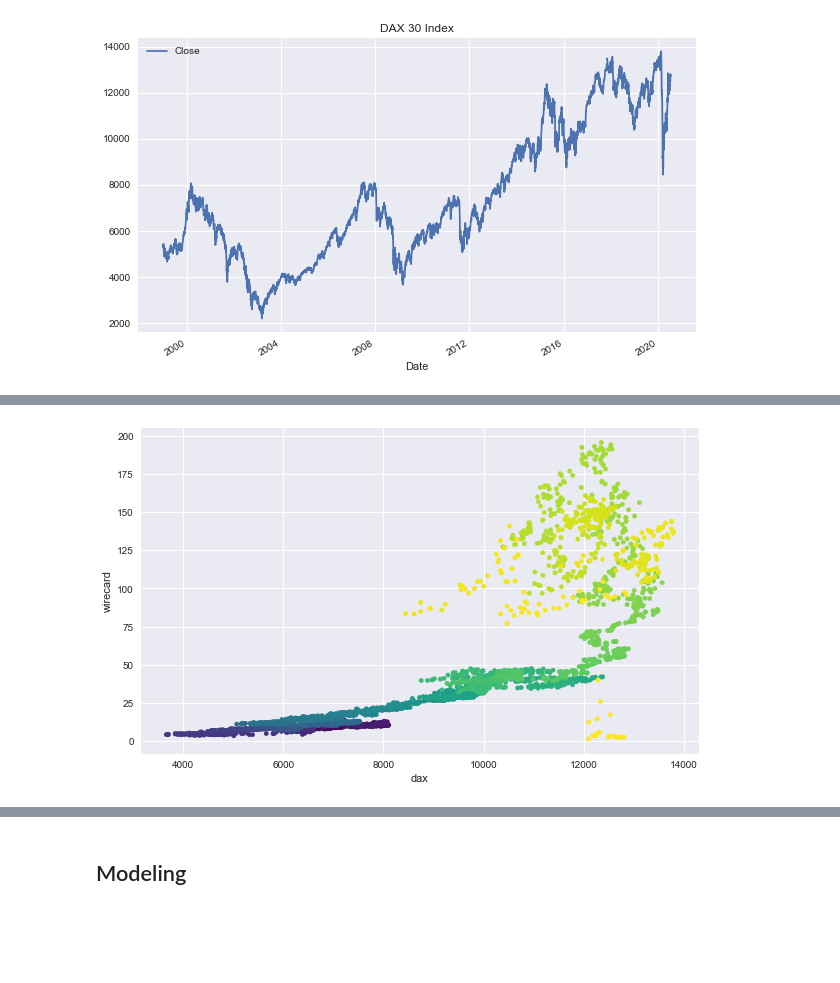
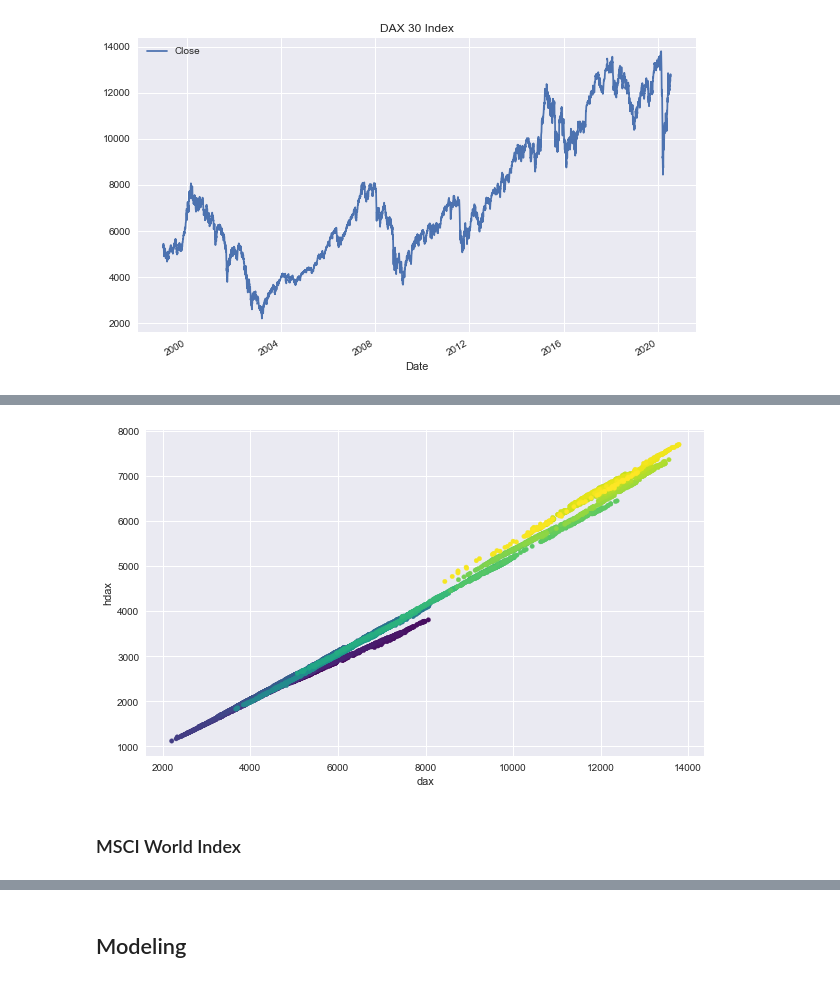
Before and after one commit to kaymal/ML-advanced, a Jupyter notebook: Time Series - ML.ipynb, the cells around one changed output, grey strips where cells are left out. Drawn from its saved outputs; the diff is of its cells as text; code cells hidden in the pictures; blank space fills up the shorter version.

```diff
--- a/Time Series - ML.ipynb
+++ b/Time Series - ML.ipynb
@@ -82,7 +82,7 @@ memory usage: 189.3+ KB
 # %%
 # Convert the index of the DataFrame to datetime
-wc.Date = pd.to_datetime(wc.Date)
+hdax.Date = pd.to_datetime(hdax.Date)
 # %%
 # Set datetime index
-wc = wc.set_index('Date')
+hdax = hdax.set_index('Date')
 # %%
@@ -94,3 +94,3 @@ plt.show()
 # %%
 # Merge dataframes
-df = dax[['Close']].join(wc[['Close']], how='inner', rsuffix='wc')
+df = dax[['Close']].join(hdax[['Close']], how='inner', lsuffix='_dax', rsuffix='_hdax')
@@ -97,5 +114,5 @@ df = dax[['Close']].join(wc[['Close']], how='inner', rsuffix='wc')
 # %%
-df.columns = ['dax', 'wirecard']
+df.columns = ['dax', 'hdax']
 # %%
 df.head()
 # %% [output]
@@ -114,7 +131,9 @@ df.plot()
 # %%
 # Scatterplot with one index per axis
-df.plot.scatter('dax', 'wirecard', c=df.index,
+df.plot.scatter('dax', 'hdax', c=df.index,
                 cmap=plt.cm.viridis, colorbar=False)
 plt.show()
 # %% [output]
-[figure, old version]
+[figure, new version]
+# %% [markdown]
+### MSCI World Index
```
Also changed, not shown: parts of 57 cells of this notebook.
